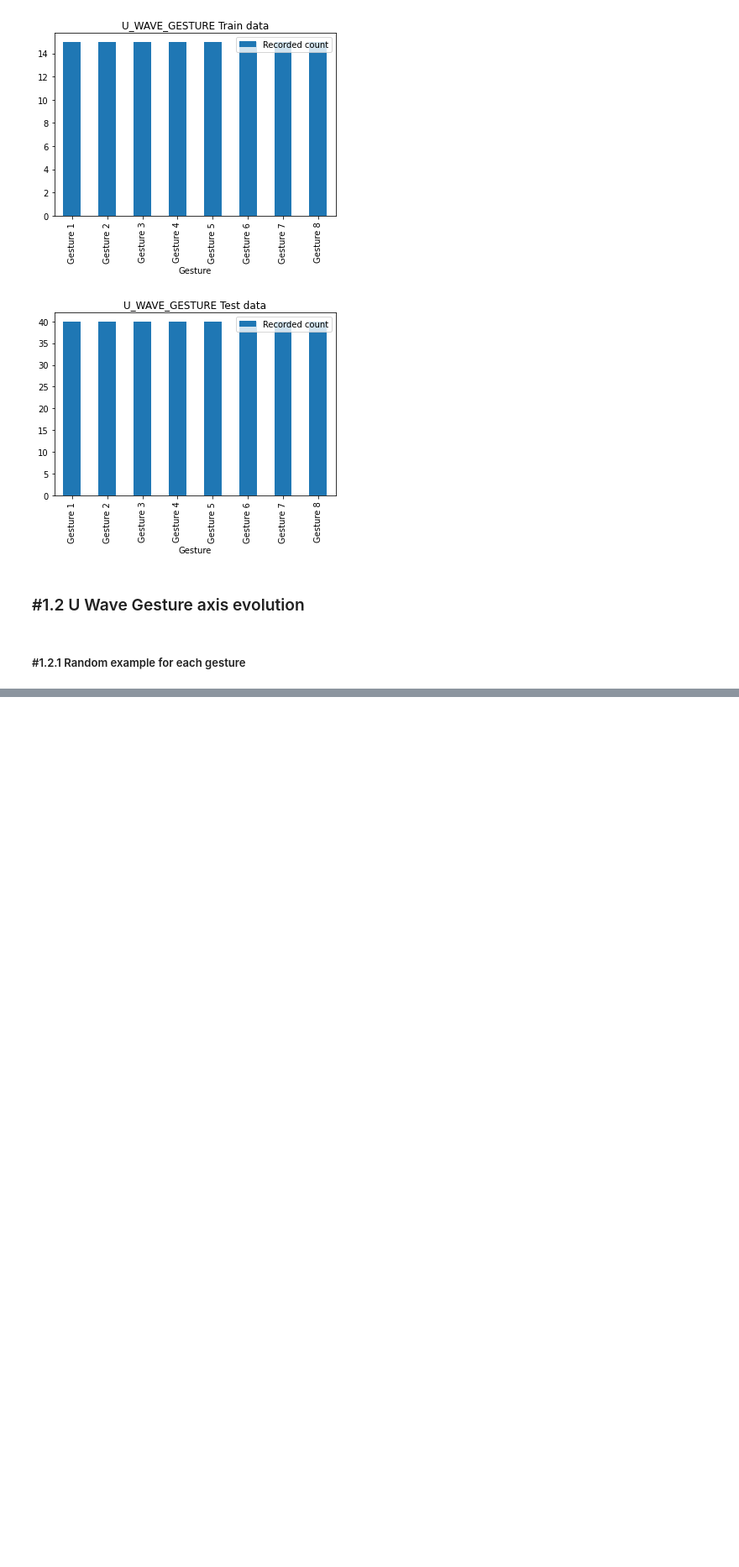
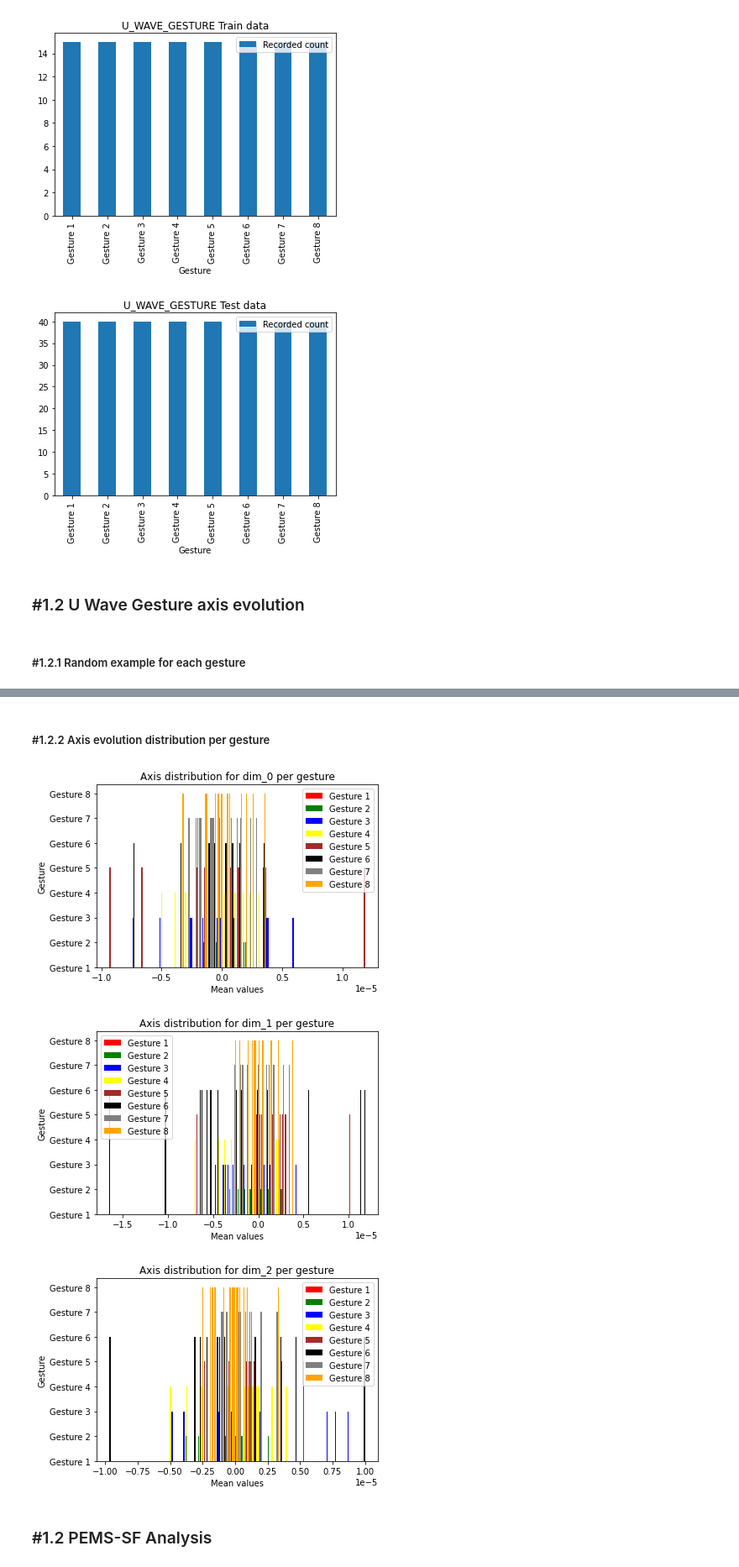
Before and after one commit to AdrianDochian/machine-learning-challenges, a Jupyter notebook: MachineLearningChallenges.ipynb, the cells around one changed output, grey strips where cells are left out. Shown at 84% size. Cells and saved outputs as stored; diff of their text form; code cells hidden in the pictures; blank space fills up the shorter version.

```diff
--- a/MachineLearningChallenges.ipynb
+++ b/MachineLearningChallenges.ipynb
@@ -110,0 +150,45 @@ for class_label_key in U_WAVE_GESTURE_CLASS_VALUES_MAPPER.keys():
+# %% [markdown]
+##### #1.2.2 Axis evolution distribution per gesture
+# %%
+def plot_axis_evolution(data_frame: pd.DataFrame, column_name: str, classes_category: str) -> None:
+    axis_data_frame = data_frame[[column_name, classes_category]]
+
+    grouped_by_class= dict()
+    for index in range(0, len(axis_data_frame.index)):
+        current_row = axis_data_frame.iloc[index]
+        values_array = current_row[0]
+        correct_class = current_row[1]
+        value_for_current_series = values_array.mean()
+
+        if correct_class in grouped_by_class:
+            old_array = grouped_by_class[correct_class]
+            old_array.append(value_for_current_series)
+        else:
+            grouped_by_class[correct_class] = [value_for_current_series]
+
+    for correct_class in grouped_by_class:
+        correct_class_values_distribution = grouped_by_class[correct_class]
+        length = len(correct_class_values_distribution)
+        plt.bar(correct_class_values_distribution, ([correct_class] * length), color =U_WAVE_GESTURE_CLASS_VALUES_TO_COLOR_MAPPER[correct_class], width=10e-8, label=correct_class)
+
+    plt.xlabel("Mean values")
+    plt.ylabel(classes_category)
+    plt.title("Axis distribution for {} per gesture".format(column_name))
+    plt.legend()
+    plt.show()
+
+def plot_all_axis_evolution(data_frame: pd.DataFrame, classes_category: str) -> None:
+    plot_axis_evolution(data_frame, "dim_0", classes_category)
+    plot_axis_evolution(data_frame, "dim_1", classes_category)
+    plot_axis_evolution(data_frame, "dim_2", classes_category)
+# %%
+combined_data_frame = combine_and_translate_classes(train_x_u_wave_gesture, train_y_u_wave_gesture,\
+    U_WAVE_GESTURE_CLASS_VALUES_MAPPER, U_WAVE_CLASSES_CATEGORY)
+
+plot_all_axis_evolution(combined_data_frame, U_WAVE_CLASSES_CATEGORY)
+# %% [output]
+[figure, added]
+[figure, added]
+[figure, added]
+# %% [markdown]
+### #1.2 PEMS-SF Analysis
```
Also changed, not shown: parts of 4 cells of this notebook.
